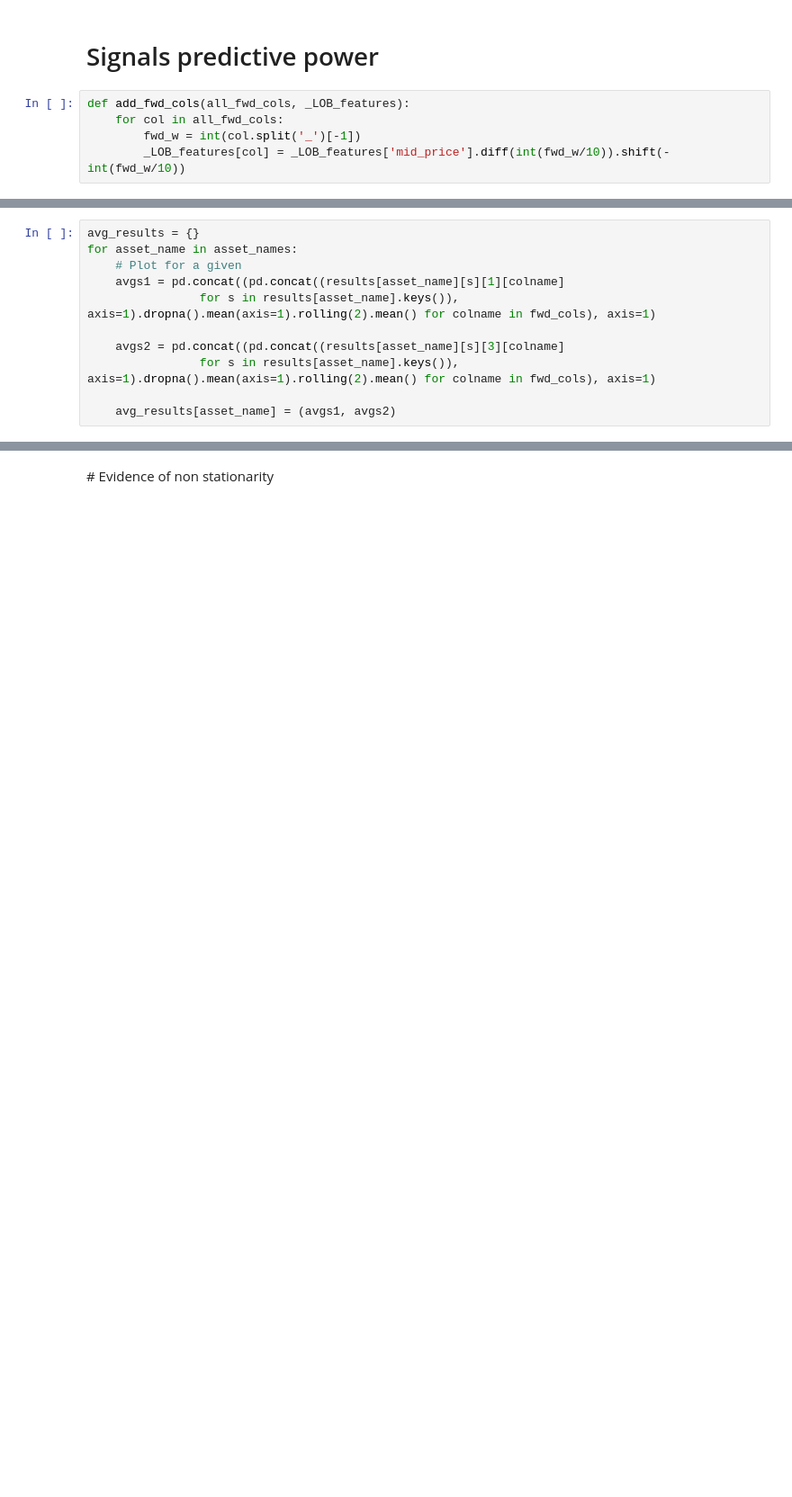
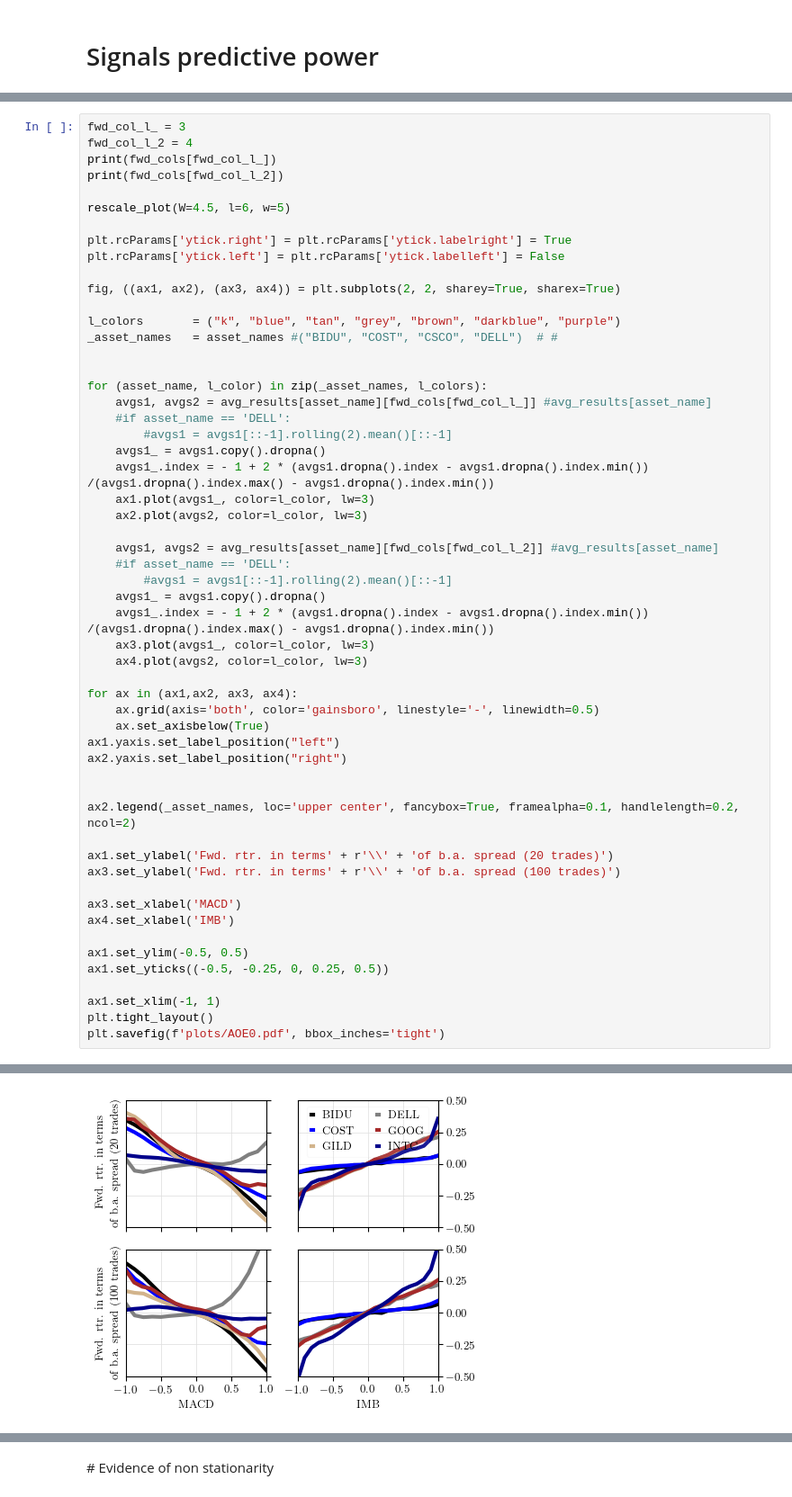
Before and after one commit to FDR0903/gpbandits_for_algotrading, a Jupyter notebook: nb_data/AOE_dataAnalysis.ipynb, the cells around one changed output, grey strips where cells are left out. Shown at 90% size. Drawn from its saved outputs; the diff is of its cells as text; blank space fills up the shorter version.

```diff
--- a/nb_data/AOE_dataAnalysis.ipynb
+++ b/nb_data/AOE_dataAnalysis.ipynb
@@ -101,7 +301,2 @@ all_data.describe()
 # %% [markdown]
 # Signals predictive power
-# %%
-def add_fwd_cols(all_fwd_cols, _LOB_features):
-    for col in all_fwd_cols:
-        fwd_w = int(col.split('_')[-1])
-        _LOB_features[col] = _LOB_features['mid_price'].diff(int(fwd_w/10)).shift(-int(fwd_w/10))
@@ -198,14 +407,3 @@ for asset_name in asset_names:
 ********************************
 *  INTC
 ********************************
-# %%
-avg_results = {}
-for asset_name in asset_names:
-    # Plot for a given
-    avgs1 = pd.concat((pd.concat((results[asset_name][s][1][colname]
-                for s in results[asset_name].keys()), axis=1).dropna().mean(axis=1).rolling(2).mean() for colname in fwd_cols), axis=1)
-
-    avgs2 = pd.concat((pd.concat((results[asset_name][s][3][colname]
-                for s in results[asset_name].keys()), axis=1).dropna().mean(axis=1).rolling(2).mean() for colname in fwd_cols), axis=1)
-
-    avg_results[asset_name] = (avgs1, avgs2)
@@ -258,0 +439,56 @@ forward column 50
+# %%
+fwd_col_l_ = 3
+fwd_col_l_2 = 4
+print(fwd_cols[fwd_col_l_])
+print(fwd_cols[fwd_col_l_2])
+
+rescale_plot(W=4.5, l=6, w=5)
+
+plt.rcParams['ytick.right'] = plt.rcParams['ytick.labelright'] = True
+plt.rcParams['ytick.left'] = plt.rcParams['ytick.labelleft'] = False
+
+fig, ((ax1, ax2), (ax3, ax4)) = plt.subplots(2, 2, sharey=True, sharex=True)
+
+l_colors       = ("k", "blue", "tan", "grey", "brown", "darkblue", "purple")
+_asset_names   = asset_names #("BIDU", "COST", "CSCO", "DELL")  # #
+
+
+for (asset_name, l_color) in zip(_asset_names, l_colors):
+    avgs1, avgs2 = avg_results[asset_name][fwd_cols[fwd_col_l_]] #avg_results[asset_name]
+    #if asset_name == 'DELL':
+        #avgs1 = avgs1[::-1].rolling(2).mean()[::-1]
+    avgs1_ = avgs1.copy().dropna()
+    avgs1_.index = - 1 + 2 * (avgs1.dropna().index - avgs1.dropna().index.min()) /(avgs1.dropna().index.max() - avgs1.dropna().index.min())
+    ax1.plot(avgs1_, color=l_color, lw=3)
+    ax2.plot(avgs2, color=l_color, lw=3)
+
+    avgs1, avgs2 = avg_results[asset_name][fwd_cols[fwd_col_l_2]] #avg_results[asset_name]
+    #if asset_name == 'DELL':
+        #avgs1 = avgs1[::-1].rolling(2).mean()[::-1]
+    avgs1_ = avgs1.copy().dropna()
+    avgs1_.index = - 1 + 2 * (avgs1.dropna().index - avgs1.dropna().index.min()) /(avgs1.dropna().index.max() - avgs1.dropna().index.min())
+    ax3.plot(avgs1_, color=l_color, lw=3)
+    ax4.plot(avgs2, color=l_color, lw=3)
+
+for ax in (ax1,ax2, ax3, ax4):
+    ax.grid(axis='both', color='gainsboro', linestyle='-', linewidth=0.5)
+    ax.set_axisbelow(True)
+ax1.yaxis.set_label_position("left")
+ax2.yaxis.set_label_position("right")
+
+
+ax2.legend(_asset_names, loc='upper center', fancybox=True, framealpha=0.1, handlelength=0.2, ncol=2)
+
+ax1.set_ylabel('Fwd. rtr. in terms' + r'\\' + 'of b.a. spread (20 trades)')
+ax3.set_ylabel('Fwd. rtr. in terms' + r'\\' + 'of b.a. spread (100 trades)')
+
+ax3.set_xlabel('MACD')
+ax4.set_xlabel('IMB')
+
+ax1.set_ylim(-0.5, 0.5)
+ax1.set_yticks((-0.5, -0.25, 0, 0.25, 0.5))
+
+ax1.set_xlim(-1, 1)
+plt.tight_layout()
+plt.savefig(f'plots/AOE0.pdf', bbox_inches='tight')
+# %% [output]
@@ -258,0 +497 @@ forward column 50
+[figure, added]
```
Also changed, not shown: parts of 41 cells of this notebook, 27 other files.
